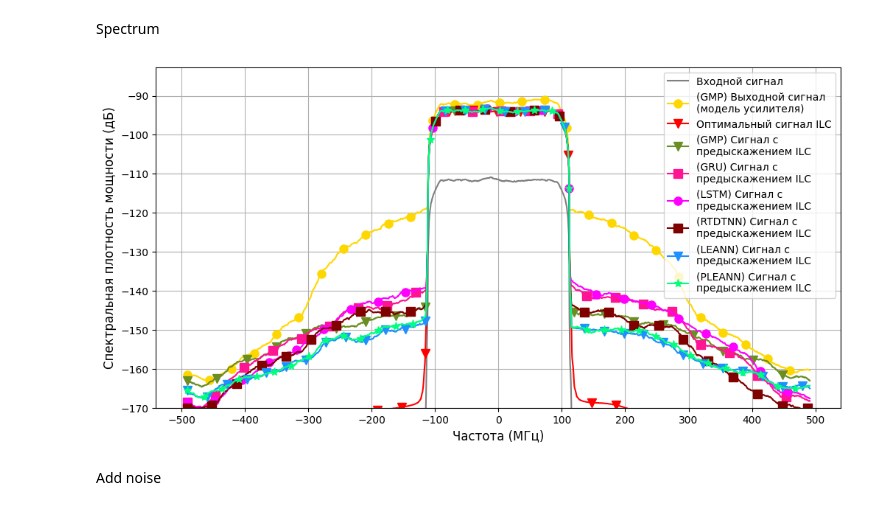
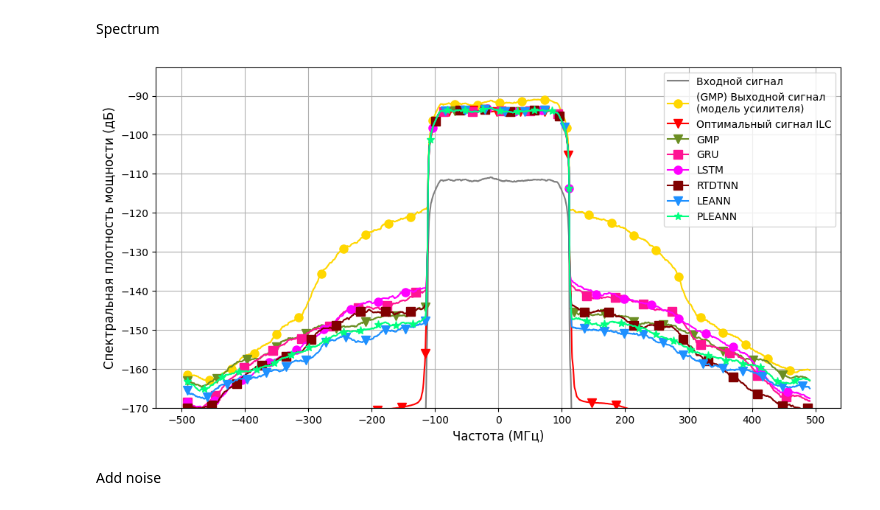
Before and after one commit to pasmornov-m/DPD_Research, a Jupyter notebook: main.ipynb, the cells around one changed output. Drawn from its saved outputs; the diff is of its cells as text; code cells hidden in the pictures.

```diff
--- a/main.ipynb
+++ b/main.ipynb
@@ -129,8 +133,8 @@ pleann_train_props = {
     "epochs": 300,
     "epochs2": 200,
     "lambda_reg": 1e-3,
-    "alpha": 0.001,
-    "tau": 0.001,
+    "alpha": 0.003,
+    "tau": 0.002,
     "acpr_meter": acpr_meter,
 }
 
@@ -621,58 +664,46 @@ plt.plot(freqs / 1e6, spectrum_u_k_pa,
 # plt.plot(freqs / 1e6, spectrum_gmp_y_val_dla, color='darkorange', label='(GMP) Сигнал с предыскажением DLA')
 # plt.plot(freqs / 1e6, spectrum_gmp_y_val_ila, color='limegreen', label='(GMP) Сигнал с предыскажением ILA')
 plt.plot(freqs / 1e6, spectrum_gmp_y_val_ilc,
-         color='olivedrab', label='(GMP) Сигнал с \nпредыскажением ILC',
+         color='olivedrab', label='GMP',
          marker='v', markevery=120, markersize=markersize)
 
 # plt.plot(freqs / 1e6, spectrum_gru_y_val_pa, color='magenta', label='(GMP) Выходной сигнал (модель усилителя)')
 # plt.plot(freqs / 1e6, spectrum_gru_u_k_pa, color='blue', label='(GRU) Оптимальный сигнал ILC')
 # plt.plot(freqs / 1e6, spectrum_gru_y_val_dla, color='deeppink', label='(GRU) Сигнал с предыскажением DLA')
 # plt.plot(freqs / 1e6, spectrum_gru_y_val_ila, color='maroon', label='(GRU) Сигнал с предыскажением ILA')
 plt.plot(freqs / 1e6, spectrum_gru_y_val_ilc,
-         color='deeppink', label='(GRU) Сигнал с \nпредыскажением ILC',
+         color='deeppink', label='GRU',
          marker='s', markevery=115, markersize=markersize)
 
 # plt.plot(freqs / 1e6, spectrum_lstm_y_val_dla, color='mediumpurple', label='(LSTM) Сигнал с предыскажением DLA')
 # plt.plot(freqs / 1e6, spectrum_lstm_y_val_ila, color='springgreen', label='(LSTM) Сигнал с предыскажением ILA')
 plt.plot(freqs / 1e6, spectrum_lstm_y_val_ilc,
-         color='fuchsia', label='(LSTM) Сигнал с \nпредыскажением ILC',
+         color='fuchsia', label='LSTM',
          marker='o', markevery=110, markersize=markersize)
-
-# plt.plot(freqs / 1e6, spectrum_esn_y_val_dla, color='olivedrab', label='(ESN) Сигнал с предыскажением DLA')
-# plt.plot(freqs / 1e6, spectrum_esn_y_val_ila, color='coral', label='(ESN) Сигнал с предыскажением ILA')
-# plt.plot(freqs / 1e6, spectrum_esn_y_val_ilc, color='navy', label='(ESN) Сигнал с предыскажением ILC')
-
-# plt.plot(freqs / 1e6, spectrum_tcn_y_val_dla, color='sienna', label='(TCN) Сигнал с предыскажением DLA')
-# plt.plot(freqs / 1e6, spectrum_tcn_y_val_ila, color='dodgerblue', label='(TCN) Сигнал с предыскажением ILA')
-# plt.plot(freqs / 1e6, spectrum_tcn_y_val_ilc, color='turquoise', label='(TCN) Сигнал с предыскажением ILC')
-
-# plt.plot(freqs / 1e6, spectrum_densenet_y_val_dla, color='brown', label='(DENSENET) Сигнал с предыскажением DLA')
-# plt.plot(freqs / 1e6, spectrum_densenet_y_val_ila, color='hotpink', label='(DENSENET) Сигнал с предыскажением ILA')
-# plt.plot(freqs / 1e6, spectrum_densenet_y_val_ilc, color='teal', label='(DENSENET) Сигнал с предыскажением ILC')
 
 # plt.plot(freqs / 1e6, spectrum_rtdtnn_y_val_dla, color='hotpink', label='(RTDTNN) Сигнал с предыскажением DLA')
 # plt.plot(freqs / 1e6, spectrum_rtdtnn_y_val_ila, color='brown', label='(RTDTNN) Сигнал с предыскажением ILA')
 plt.plot(freqs / 1e6, spectrum_rtdtnn_y_val_ilc,
-         color='maroon', label='(RTDTNN) Сигнал с \nпредыскажением ILC',
+         color='maroon', label='RTDTNN',
          marker='s', markevery=100, markersize=markersize)
 
 plt.plot(freqs / 1e6, spectrum_leann_y_val_ilc,
-         color='dodgerblue', label='(LEANN) Сигнал с \nпредыскажением ILC',
+         color='dodgerblue', label='LEANN',
          marker='v', markevery=80, markersize=markersize)
 
 plt.plot(freqs / 1e6, spectrum_pleann_y_val_ilc,
-         color='springgreen', label='(PLEANN) Сигнал с \nпредыскажением ILC',
+         color='springgreen', label='PLEANN',
          marker='*', markevery=70, markersize=markersize)
 
 plt.xlabel(xlabel, fontsize=fontsize)
 plt.ylabel(ylabel, fontsize=fontsize)
 plt.legend()
 plt.ylim(bottom=-170)
 plt.xticks(np.arange(-500, 600, 100))
 plt.grid()
 plt.show()
 # %% [output]
-[figure, old version]
+[figure, new version]
 # %% [markdown]
 Add noise
 # %%
```
Also changed, not shown: parts of 11 cells of this notebook, 6 other files.
